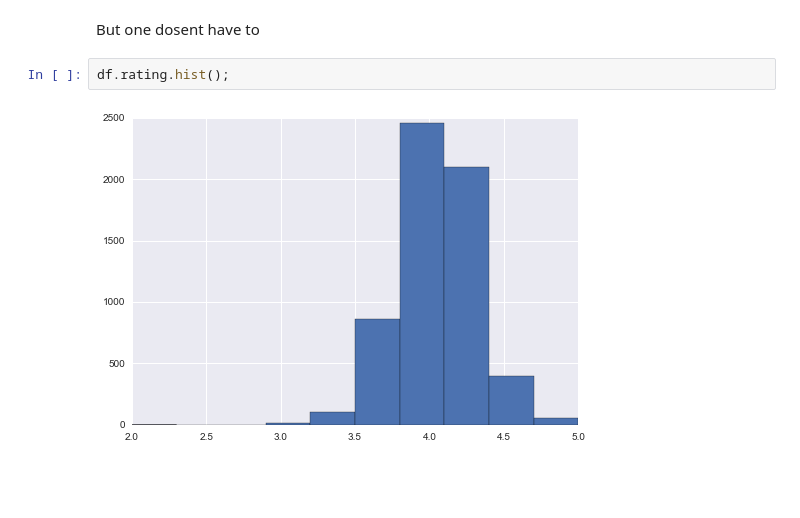
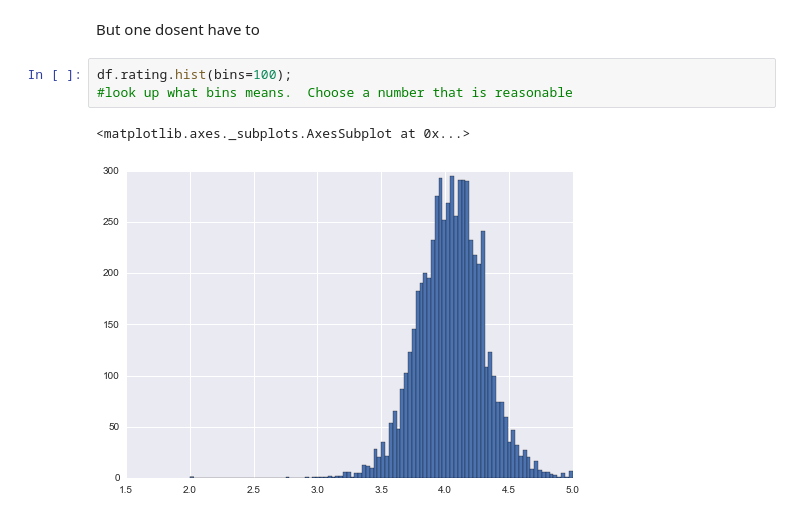
Before and after one commit to LibrarPotter/dst4l3, a Jupyter notebook: day1rahul/Teaser.ipynb, the cells around one changed output. Cells and saved outputs as stored; diff of their text form; blank space fills up the shorter version.

```diff
--- a/day1rahul/Teaser.ipynb
+++ b/day1rahul/Teaser.ipynb
@@ -194,8 +379,10 @@ vals
 array([ 4.4 ,  4.41,  3.56, ...,  3.78,  3.91,  4.35])
 # %% [markdown]
 But one dosent have to
-# %%
-df.rating.hist();
-# %% [output]
-[figure, removed]
+# %%
+df.rating.hist(bins=100);
+#look up what bins means.  Choose a number that is reasonable
+# %% [output]
+<matplotlib.axes._subplots.AxesSubplot at 0x...>
+[figure, added]
 # %%
```
Also changed, not shown: parts of 20 cells of this notebook.
